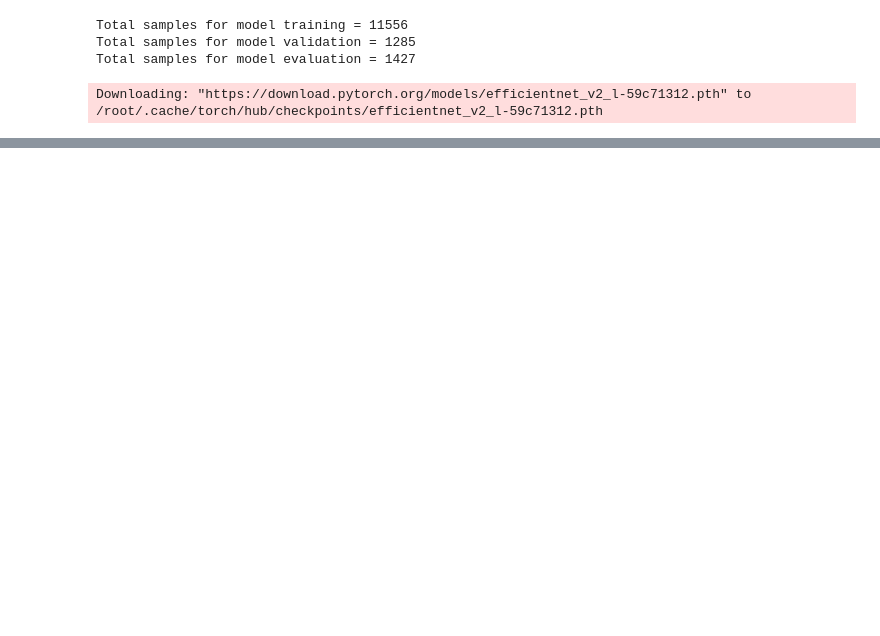
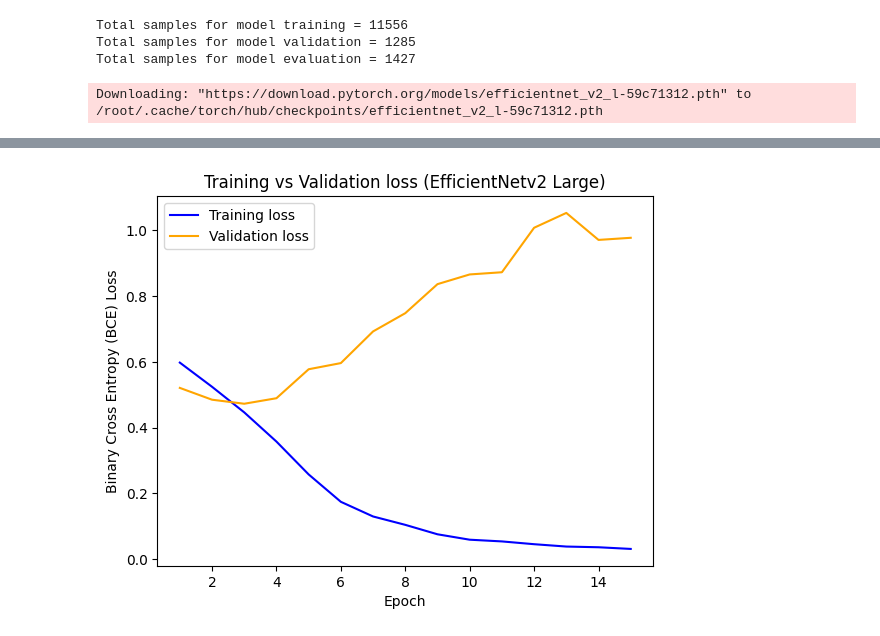
Before and after one commit to qivaijar/oracle-assignment-age-classifier, a Jupyter notebook: age_classifier.ipynb, the cells around one changed output, grey strips where cells are left out. Cells and saved outputs as stored; diff of their text form; code cells hidden in the pictures; blank space fills up the shorter version.

Commit message:
Training: EfficientNetv2 Large, 15 Epochs

```diff
--- a/age_classifier.ipynb
+++ b/age_classifier.ipynb
@@ -274,7 +294,7 @@ class ImageDataset(Dataset):
         return image, label
 
 
-train_val_df, test_df = train_test_split(resampled_dataframe, test_size=0.1)
+train_val_df, test_df = train_test_split(resampled_dataframe, test_size=0.1, stratify=resampled_dataframe['label'])
 train_df, val_df = train_test_split(train_val_df, test_size=0.1)
 
 train_dataset = ImageDataset(train_df)
@@ -317,15 +341,16 @@ optimizer = optim.AdamW(model.parameters(), lr=0.0001)
 # %% [output]
 Downloading: "https://download.pytorch.org/models/efficientnet_v2_l-59c71312.pth" to /root/.cache/torch/hub/checkpoints/efficientnet_v2_l-59c71312.pth
 # %%
-import torch
 import time
 
-device = torch.device("cuda" if torch.cuda.is_available() else "cpu")
-model = model.to(device)
-
-num_epochs = 25
+num_epochs = 15
 verbose_steps = 200
 step = 0
+training_loss = []
+validation_loss = []
+training_accuracy = []
+validation_accuracy = []
+
 
 start_time = time.time()
 for epoch in range(num_epochs):
@@ -362,6 +387,8 @@ for epoch in range(num_epochs):
 
     epoch_loss = running_loss / len(train_loader)
     epoch_accuracy = correct_predictions / total_predictions * 100
+    training_loss.append(epoch_loss)
+    training_accuracy.append(epoch_accuracy)
 
     # Validation Phase
     model.eval()
@@ -385,6 +412,9 @@ for epoch in range(num_epochs):
 
     val_epoch_loss = val_loss / len(val_loader)
     val_epoch_accuracy = val_correct / val_total * 100
+    validation_loss.append(val_epoch_loss)
+    validation_accuracy.append(val_epoch_accuracy)
+
 
     print(f"Epoch [{epoch+1}/{num_epochs}], "
           f"Train Loss: {epoch_loss:.4f}, Train Accuracy: {epoch_accuracy:.2f}%, "
@@ -416,0 +447,26 @@ Training Time: 20549.8538 seconds
+# %%
+# Plot training and validation loss
+total_epoch = len(training_loss)
+epoch = list(range(1, total_epoch+1))
+
+# Plot the training loss
+plt.plot(epoch, training_loss, label='Training loss', color='blue')  # Red line
+
+# Plot the validation loss
+plt.plot(epoch, validation_loss, label='Validation loss', color='orange')  # Green line
+
+# Adding labels
+plt.xlabel('Epoch')
+plt.ylabel('Binary Cross Entropy (BCE) Loss')
+plt.title('Training vs Validation loss (EfficientNetv2 Large)')
+
+# Show legend
+plt.legend()
+
+# Save the plot
+plt.savefig("/kaggle/working/train_val_loss.png", dpi=300, bbox_inches="tight")
+
+# Show the plot
+plt.show()
+# %% [output]
+[figure, added]
```
Also changed, not shown: parts of 10 cells of this notebook.
